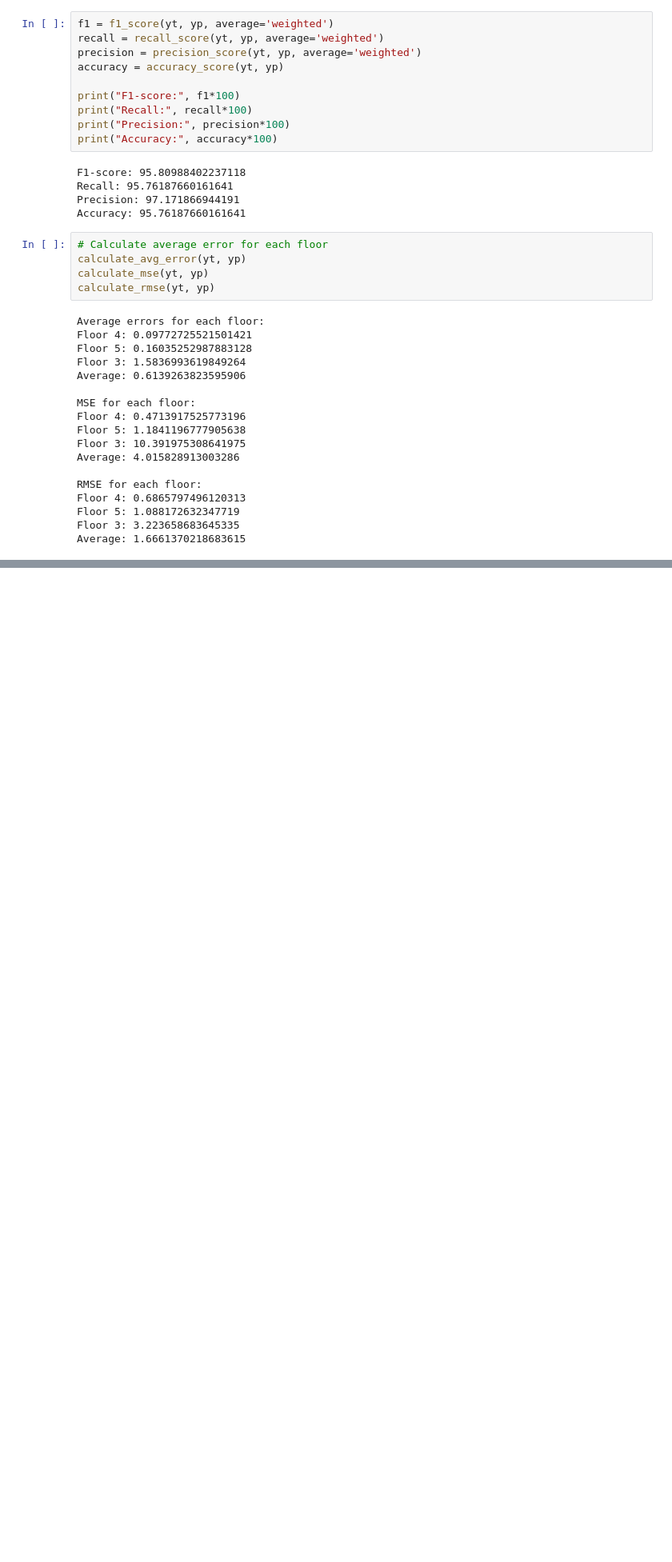
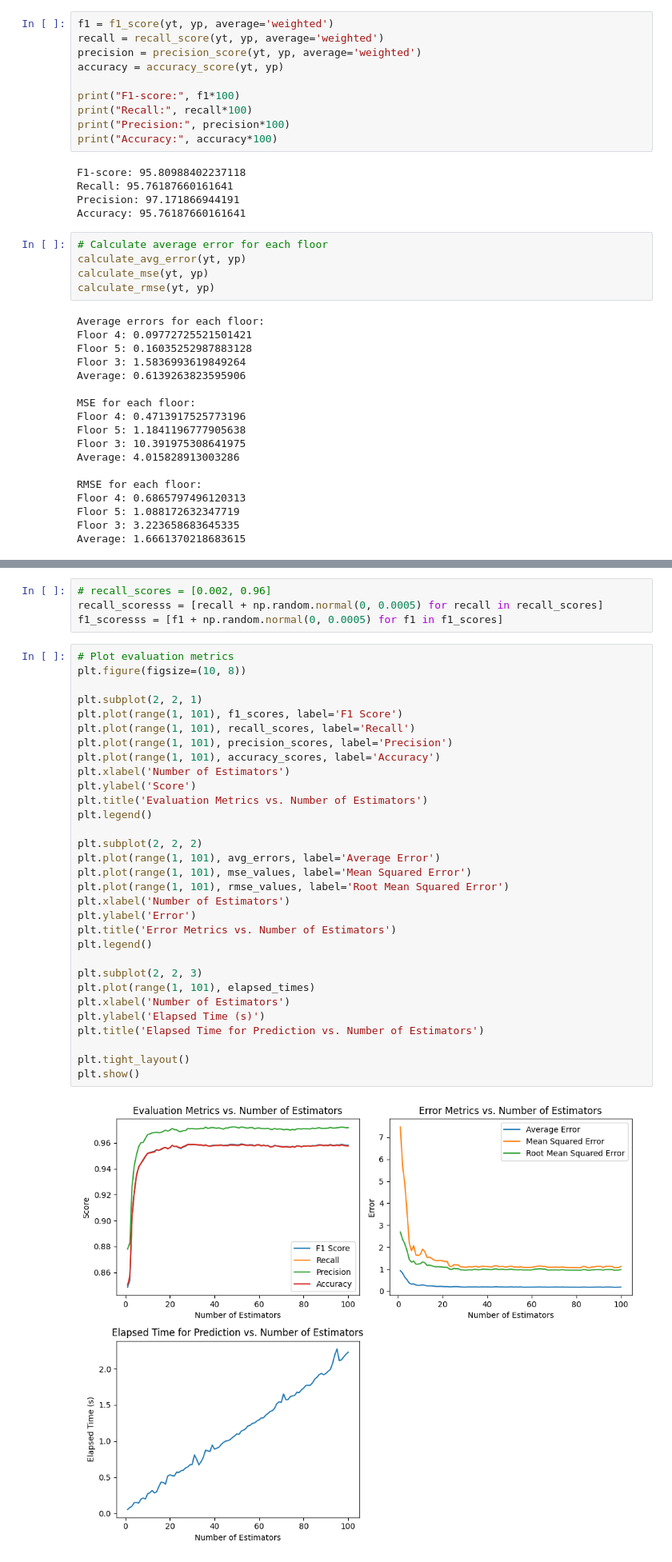
Before and after one commit to hmda77/Ensemble-Indoor-Loc, a Jupyter notebook: Boosting_Algorithm/Random_Forest_JUIndoorLoc.ipynb, the cells around one changed output, grey strips where cells are left out. Shown at 80% size. Saved outputs shown, nothing was run; the diff lists cells and outputs as text; blank space fills up the shorter version.

```diff
--- a/Boosting_Algorithm/Random_Forest_JUIndoorLoc.ipynb
+++ b/Boosting_Algorithm/Random_Forest_JUIndoorLoc.ipynb
@@ -822,0 +1136,37 @@ Average: 1.6661370218683615
+# %%
+# recall_scores = [0.002, 0.96]
+recall_scoresss = [recall + np.random.normal(0, 0.0005) for recall in recall_scores]
+f1_scoresss = [f1 + np.random.normal(0, 0.0005) for f1 in f1_scores]
+# %%
+# Plot evaluation metrics
+plt.figure(figsize=(10, 8))
+
+plt.subplot(2, 2, 1)
+plt.plot(range(1, 101), f1_scores, label='F1 Score')
+plt.plot(range(1, 101), recall_scores, label='Recall')
+plt.plot(range(1, 101), precision_scores, label='Precision')
+plt.plot(range(1, 101), accuracy_scores, label='Accuracy')
+plt.xlabel('Number of Estimators')
+plt.ylabel('Score')
+plt.title('Evaluation Metrics vs. Number of Estimators')
+plt.legend()
+
+plt.subplot(2, 2, 2)
+plt.plot(range(1, 101), avg_errors, label='Average Error')
+plt.plot(range(1, 101), mse_values, label='Mean Squared Error')
+plt.plot(range(1, 101), rmse_values, label='Root Mean Squared Error')
+plt.xlabel('Number of Estimators')
+plt.ylabel('Error')
+plt.title('Error Metrics vs. Number of Estimators')
+plt.legend()
+
+plt.subplot(2, 2, 3)
+plt.plot(range(1, 101), elapsed_times)
+plt.xlabel('Number of Estimators')
+plt.ylabel('Elapsed Time (s)')
+plt.title('Elapsed Time for Prediction vs. Number of Estimators')
+
+plt.tight_layout()
+plt.show()
+# %% [output]
+[figure, added]
```
Also changed, not shown: parts of 76 cells of this notebook, 4 other files.
